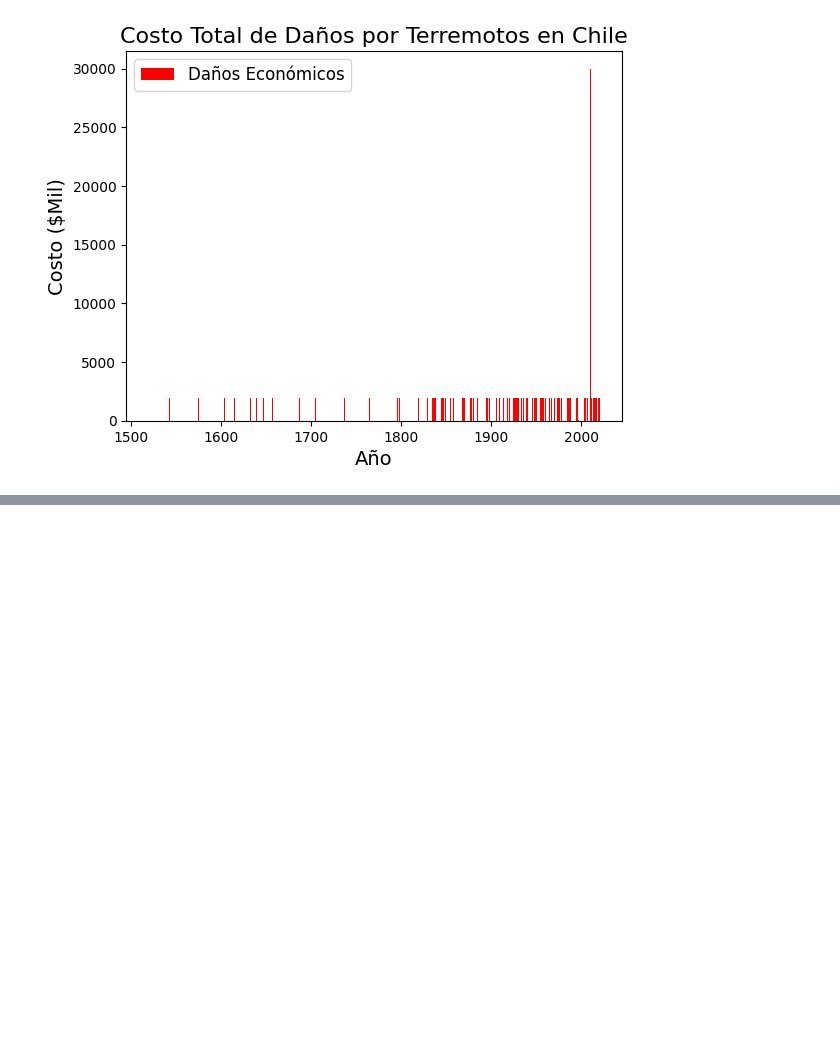
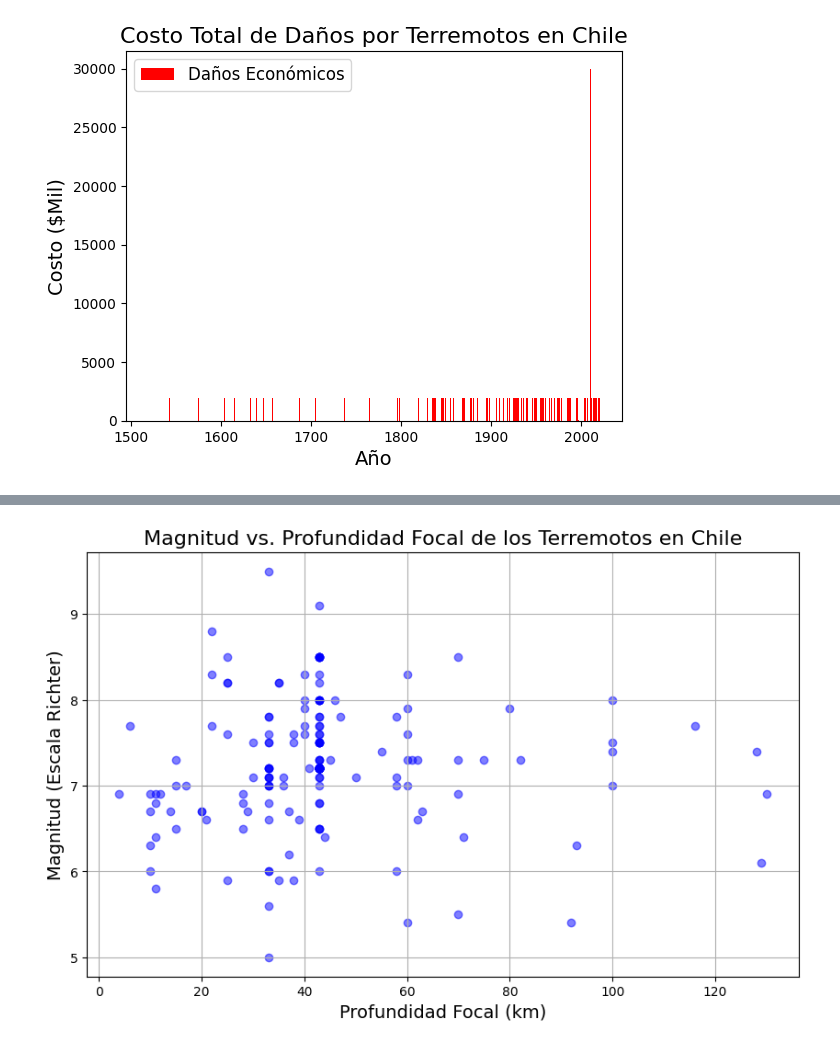
Before and after one commit to FrancoAv1/Taller-de-python-2, a Jupyter notebook: tarea2.ipynb, the cells around one changed output, grey strips where cells are left out. Cells and saved outputs as stored; diff of their text form; code cells hidden in the pictures; blank space fills up the shorter version.

```diff
--- a/tarea2.ipynb
+++ b/tarea2.ipynb
@@ -841,0 +852,10 @@ plt.show()
+# %%
+plt.figure(figsize=(10, 6))
+plt.scatter(df['Focal Depth (km)'], df['Mag'], color='blue', alpha=0.5)
+plt.title('Magnitud vs. Profundidad Focal de los Terremotos en Chile', fontsize=16)
+plt.xlabel('Profundidad Focal (km)', fontsize=14)
+plt.ylabel('Magnitud (Escala Richter)', fontsize=14)
+plt.grid(True)
+plt.show()
+# %% [output]
+[figure, added]
```
Also changed, not shown: parts of 9 cells of this notebook.
